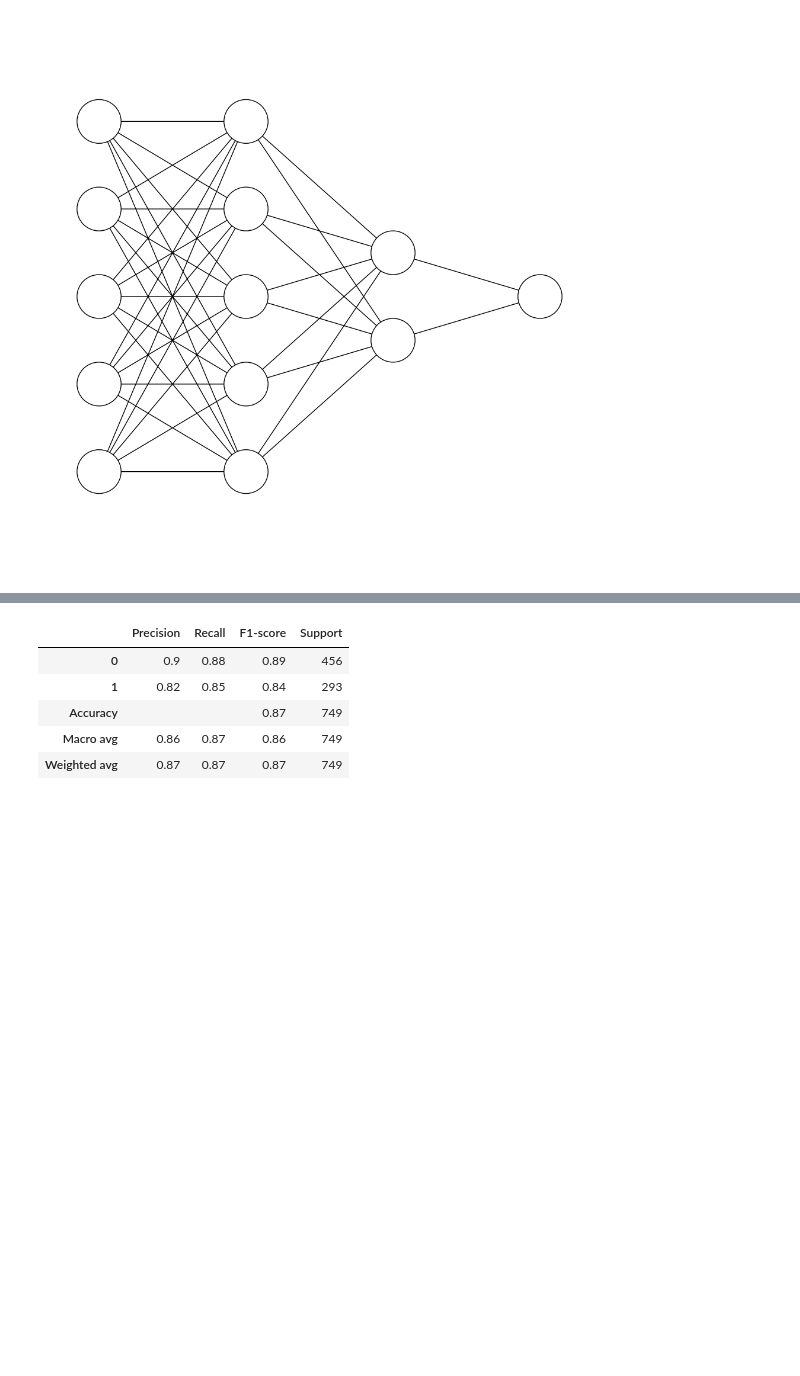
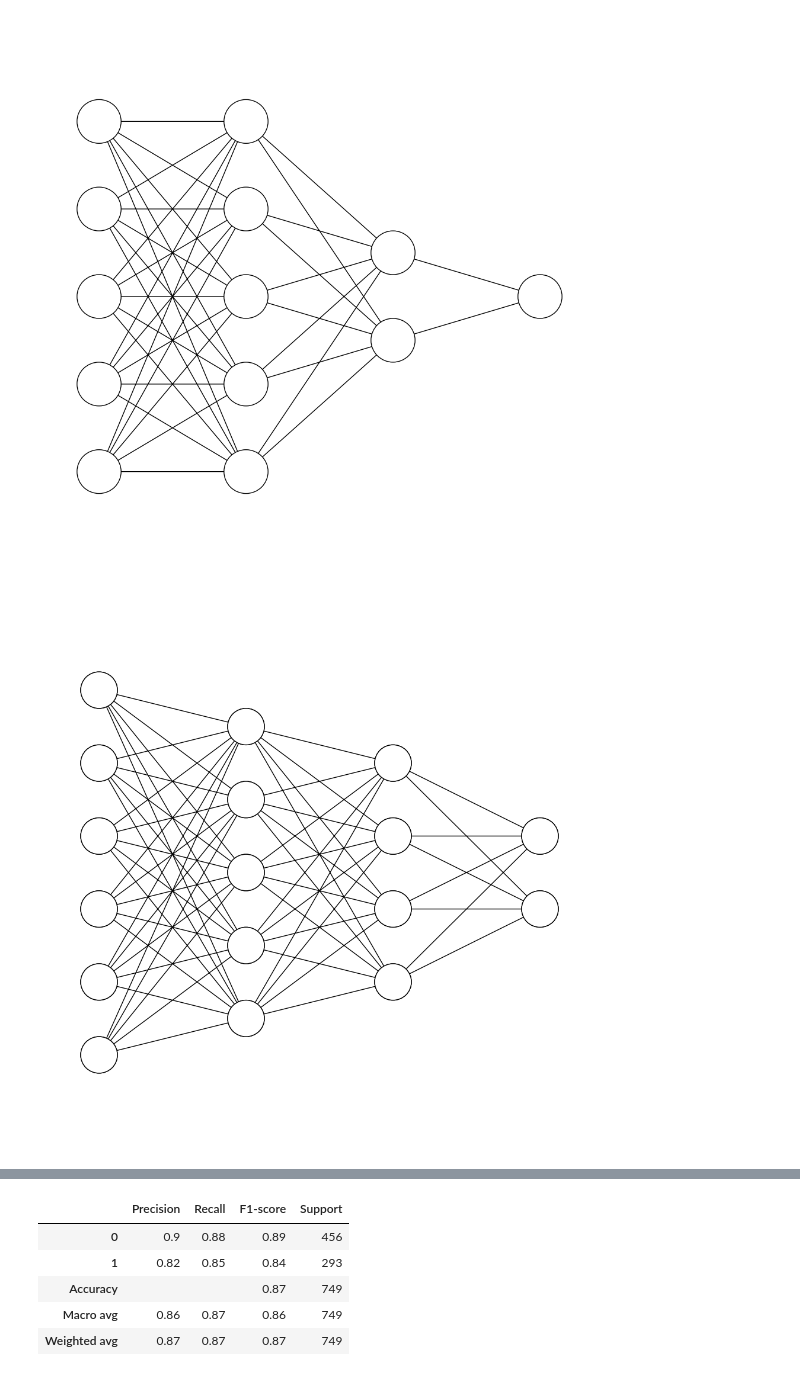
Before and after one commit to OmarMerino/Particulas_contaminantes_chillan, a Jupyter notebook: notebooks/model/RNA/rna_1step.ipynb, the cells around one changed output, grey strips where cells are left out. Saved outputs shown, nothing was run; the diff lists cells and outputs as text; code cells hidden in the pictures; blank space fills up the shorter version.

```diff
--- a/notebooks/model/RNA/rna_1step.ipynb
+++ b/notebooks/model/RNA/rna_1step.ipynb
@@ -229,3 +229,61 @@ draw_neural_net(ax, .1, .9, .1, .9, layer_sizes)
 plt.show()
 # %% [output]
 [figure]
+# %%
+import matplotlib.pyplot as plt
+import matplotlib.patches as mpatches
+
+def draw_neural_net(ax, left, right, bottom, top, layer_sizes, dropout_layers=None):
+    '''
+    Dibuja una representación de una red neuronal con capas de dropout.
+    '''
+    v_spacing = (top - bottom)/float(max(layer_sizes))
+    h_spacing = (right - left)/float(len(layer_sizes) - 1)
+
+    # Nodos
+    for n, layer_size in enumerate(layer_sizes):
+        layer_top = v_spacing*(layer_size - 1)/2. + (top + bottom)/2.
+        for m in range(layer_size):
+            circle = mpatches.Circle((n*h_spacing + left, layer_top - m*v_spacing), v_spacing/4.,
+                                     ec='k', fc='w', zorder=4)
+            ax.add_patch(circle)
+
+    # Conexiones y Dropout
+    for n, (layer_size_a, layer_size_b) in enumerate(zip(layer_sizes[:-1], layer_sizes[1:])):
+        layer_top_a = v_spacing*(layer_size_a - 1)/2. + (top + bottom)/2.
+        layer_top_b = v_spacing*(layer_size_b - 1)/2. + (top + bottom)/2.
+        for m in range(layer_size_a):
+            for o in range(layer_size_b):
+                line_color = "k"
+                if dropout_layers and n in dropout_layers:
+                    line_color = "red"  # Cambia el color para las conexiones de dropout
+                line = mpatches.FancyArrowPatch((n*h_spacing + left, layer_top_a - m*v_spacing),
+                                                ((n + 1)*h_spacing + left, layer_top_b - o*v_spacing),
+                                                mutation_scale=20, lw=1, arrowstyle="-|>", color=line_color)
+                ax.add_patch(line)
+
+    for n, layer_size in enumerate(layer_sizes):
+        layer_top = v_spacing*(layer_size - 1)/2. + (top + bottom)/2.
+        for m in range(layer_size):
+            circle = mpatches.Circle((n*h_spacing + left, layer_top - m*v_spacing), v_spacing/4., ec='k', fc='w', zorder=4)
+            ax.add_patch(circle)
+            # Añadir flecha de recursividad
+            recursive_arrow = mpatches.FancyArrowPatch((n*h_spacing + left + v_spacing/8, layer_top - m*v_spacing),
+                                                    (n*h_spacing + left - v_spacing/8, layer_top - m*v_spacing),
+                                                    connectionstyle="arc3,rad=.2", mutation_scale=10, lw=1,
+                                                    arrowstyle="-|>", color="blue")
+            ax.add_patch(recursive_arrow)
+
+
+
+# Definir el tamaño de cada capa y las capas de dropout:
+layer_sizes = [6, 5,4, 2]  # Por ejemplo, 3 nodos en la primera capa, 5 en la segunda, etc.
+# dropout_layers = [1]  # Indica que hay una capa de dropout después de la primera capa oculta
+
+fig = plt.figure(figsize=(12, 12))
+ax = fig.gca()
+ax.axis('off')
+draw_neural_net(ax, .1, .9, .1, .9, layer_sizes)
+plt.show()
+# %% [output]
+[figure, added]
```
Also changed, not shown: parts of 2 cells of this notebook, 6 other files.
